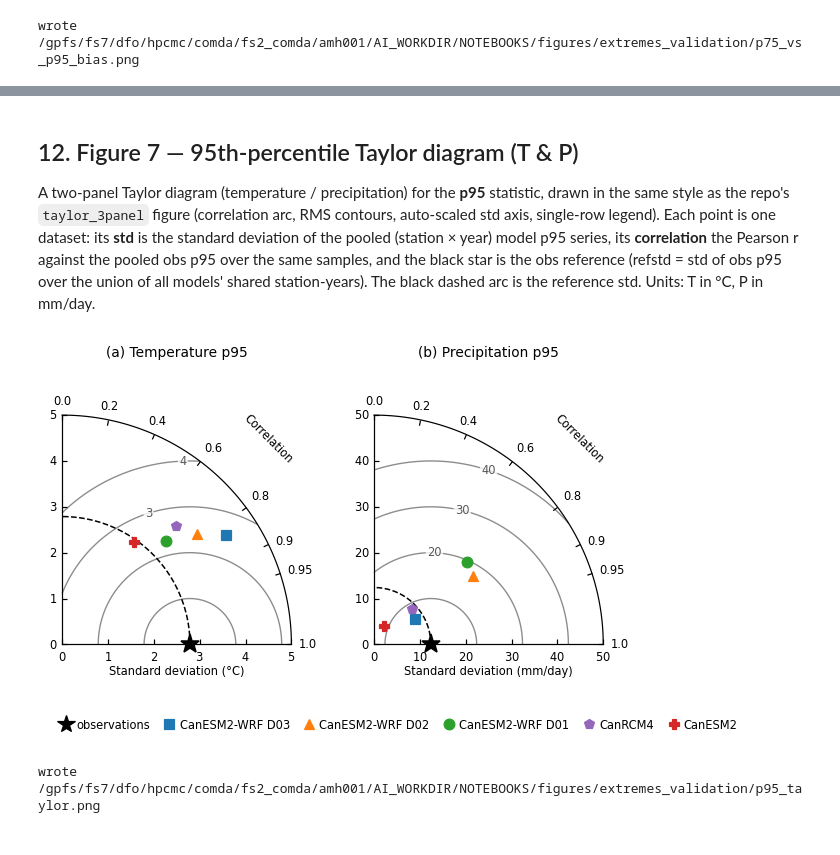
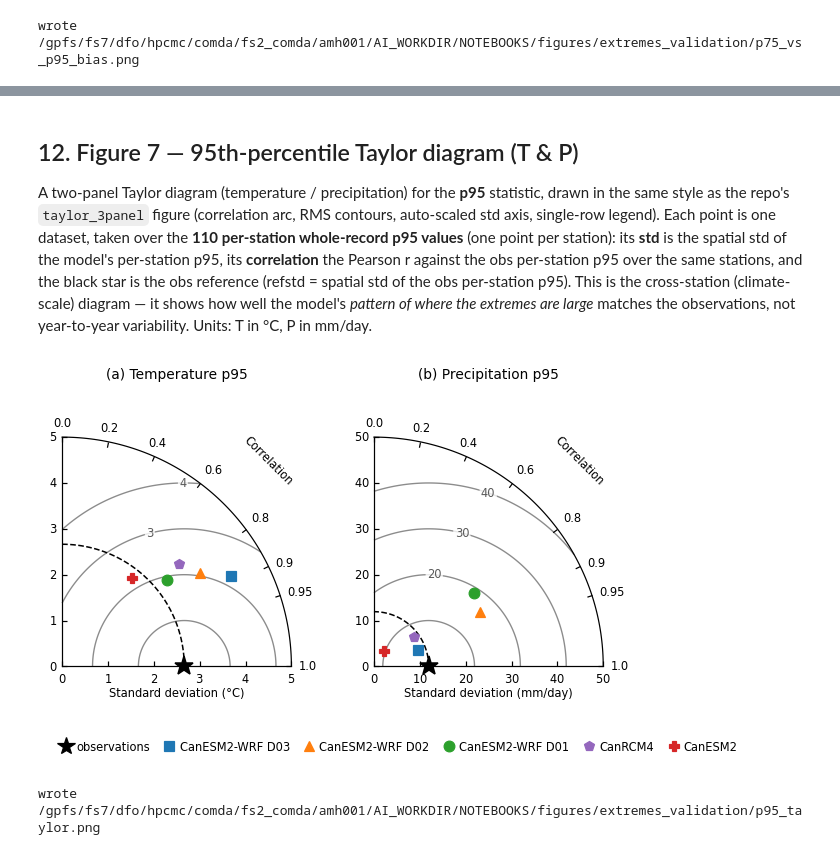
Before and after one commit to aholdsworth/WRF-CanESM2, a Jupyter notebook: extremes_validation/extreme_p95.ipynb, the cells around one changed output, grey strips where cells are left out. Drawn from its saved outputs; the diff is of its cells as text; code cells hidden in the pictures.

```diff
--- a/extremes_validation/extreme_p95.ipynb
+++ b/extremes_validation/extreme_p95.ipynb
@@ -587,7 +578,7 @@ wrote /gpfs/fs7/dfo/hpcmc/comda/fs2_comda/amh001/AI_WORKDIR/NOTEBOOKS/WRF-CanESM
 # %% [markdown]
 ## 12. Figure 7 — 95th-percentile Taylor diagram (T & P)
 
-A two-panel Taylor diagram (temperature / precipitation) for the **p95** statistic, drawn in the same style as the repo's `taylor_3panel` figure (correlation arc, RMS contours, auto-scaled std axis, single-row legend).  Each point is one dataset: its **std** is the standard deviation of the pooled (station × year) model p95 series, its **correlation** the Pearson r against the pooled obs p95 over the same samples, and the black star is the obs reference (refstd = std of obs p95 over the union of all models' shared station-years).  The black dashed arc is the reference std.  Units: T in °C, P in mm/day.
+A two-panel Taylor diagram (temperature / precipitation) for the **p95** statistic, drawn in the same style as the repo's `taylor_3panel` figure (correlation arc, RMS contours, auto-scaled std axis, single-row legend).  Each point is one dataset, taken over the **110 per-station whole-record p95 values** (one point per station): its **std** is the spatial std of the model's per-station p95, its **correlation** the Pearson r against the obs per-station p95 over the same stations, and the black star is the obs reference (refstd = spatial std of the obs per-station p95).  This is the cross-station (climate-scale) diagram — it shows how well the model's *pattern of where the extremes are large* matches the observations, not year-to-year variability.  Units: T in °C, P in mm/day.
 # %%
 # --- Taylor diagram (adapted from taylor_figure.py, 2-panel p95) ----------
 import mpl_toolkits.axisartist.floating_axes as FA
@@ -697,16 +688,6 @@ def _round_axis_ceiling(x, n=5):
     step = next((s for s in cands if s * n >= x), cands[-1])
     return step * n, step
 
-# obs annual p95 per station (reference; model-independent)
-obs_ann = {}
-for sid in ids:
-    for kind in ('t', 'pr'):
-        oc = daily[sid + '|_obs_|' + kind]
-        od, yrs = oc['daily'], oc['years']
-        v = [np.percentile(od[od.index.year == y].dropna().values, 95)
-             for y in yrs if len(od[od.index.year == y].dropna()) >= 5]
-        obs_ann[(sid, kind)] = np.array(v)
-
 LABELS_TAY = {'D3': 'CanESM2-WRF D03', 'D15': 'CanESM2-WRF D02',
               'D75': 'CanESM2-WRF D01', 'CanESM2': 'CanESM2',
               'CanRCM4': 'CanRCM4'}
@@ -724,44 +705,42 @@ rects = [[x0 + i * (panel_w + panel_gap), panel_y, panel_w, panel_h] for i in ra
 for i, kind in enumerate(('t', 'pr')):
     stats = {}
     for tag, _l, _c, _k in MODELS:
-        o_a, m_a = [], []
-        for sid in ids:
-            s_ = per_year_p95(sid, kind, tag)
-            if s_ is None:
-                continue
-            o_a.append(s_[0]); m_a.append(s_[1])
-        o_a = np.concatenate(o_a); m_a = np.concatenate(m_a)
+        sids = [sid for sid in ids
+                if (sid, kind) in obs_p95 and (sid, tag, kind) in model_p95]
+        o_a = np.array([obs_p95[(sid, kind)] for sid in sids])
+        m_a = np.array([model_p95[(sid, tag, kind)] for sid in sids])
         stats[tag] = (float(m_a.std()), float(pearsonr(o_a, m_a)[0]))
-    refstd = float(np.std(np.concatenate([obs_ann[(s, kind)] for s in ids])))
+    keep = [sid for sid in ids if (sid, kind) in obs_p95]
+    refstd = float(np.std([obs_p95[(s, kind)] for s in keep]))
     max_std, step = _round_axis_ceiling(
         max([refstd] + [s for s, _ in stats.values()]) * 1.15)
     fmt = '%.0f' if step >= 1 else ('%.1f' if step >= 0.1 else '%.2f')
     levels = [_nice_ceiling(max_std / 5) * (j + 1) for j in range(4)]
     dia = _TaylorP95(refstd, fig, rects[i], max_std=max_std, unit=TAY_UNITS[kind])
     ct = dia.add_contours(levels, colors='0.55', linewidths=0.9, zorder=0)
     dia.label_contours(ct, fmt=fmt, corr=0.55)
     for tag, _l, _c, _k in MODELS:
         std, corr = stats[tag]
         dia.add_sample(std, corr, marker=MARKERS_TAY[tag], ms=7,
                        color=_c, mec=_c, mew=0.8, zorder=3)
     dia._cosmetics()
     fig.text(rects[i][0] + rects[i][2] / 2.0, panel_y + panel_h + 0.135,
              TAY_TITLES[kind], ha='center', va='bottom', fontsize=TAY_FONT)
 
 handles = [plt.Line2D([], [], marker='*', ls='', ms=12, color='black',
                       mec='black', mew=0.8, label='observations')]
 handles += [plt.Line2D([], [], marker=MARKERS_TAY[tag], ls='', ms=7,
                        color=_c, mec=_c, mew=0.8, label=LABELS_TAY[tag])
             for tag, _l, _c, _k in MODELS]
 fig.legend(handles=handles, loc='lower center', ncol=len(handles),
            bbox_to_anchor=(0.5, 0.0), frameon=False, handlelength=1.0,
            handletextpad=0.4, columnspacing=1.2, fontsize=TAY_FONT_S)
 fig.savefig(os.path.join(FIG_DIR, 'p95_taylor.png'), dpi=600)
 plt.show()
 print('wrote', os.path.join(FIG_DIR, 'p95_taylor.png'))
 plt.close('all')
 # %% [output]
-[figure, old version]
+[figure, new version]
 wrote /gpfs/fs7/dfo/hpcmc/comda/fs2_comda/amh001/AI_WORKDIR/NOTEBOOKS/figures/extremes_validation/p95_taylor.png
 # %% [markdown]
 ## 13. Summary
```
Also changed, not shown: parts of 3 cells of this notebook, 2 other files.
